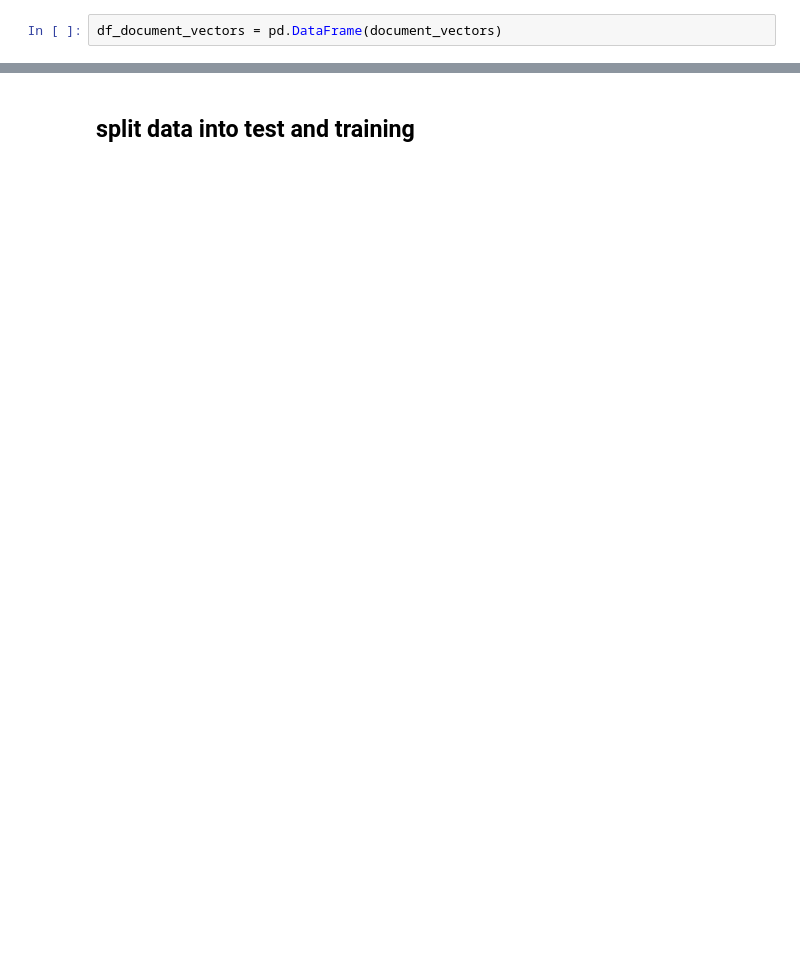
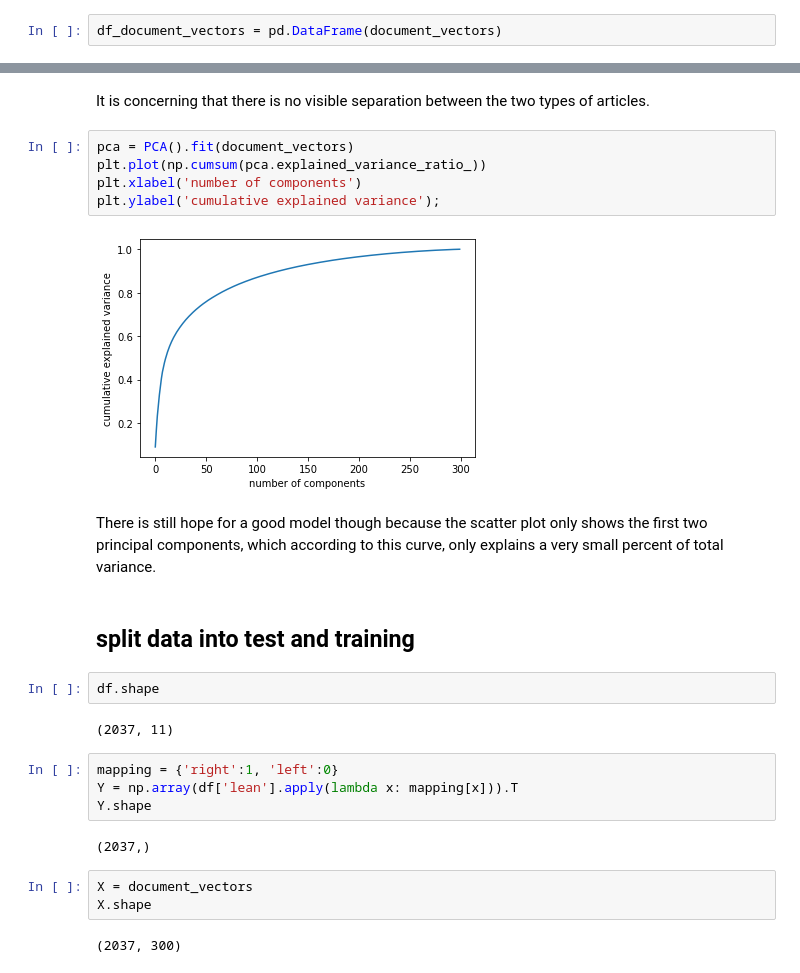
Before and after one commit to NilaiVemula/news-recommender, a Jupyter notebook: notebooks/50_binary_classification.ipynb, the cells around one changed output, grey strips where cells are left out. Cells and saved outputs as stored; diff of their text form; blank space fills up the shorter version.

Commit message:
built binary classification models

```diff
--- a/notebooks/50_binary_classification.ipynb
+++ b/notebooks/50_binary_classification.ipynb
@@ -78,2 +94,28 @@ full_data
+# %% [markdown]
+It is concerning that there is no visible separation between the two types of articles.
+# %%
+pca = PCA().fit(document_vectors)
+plt.plot(np.cumsum(pca.explained_variance_ratio_))
+plt.xlabel('number of components')
+plt.ylabel('cumulative explained variance');
+# %% [output]
+[figure, added]
+# %% [markdown]
+There is still hope for a good model though because the scatter plot only shows the first two principal components, which according to this curve, only explains a very small percent of total variance.
 # %% [markdown]
 ## split data into test and training
+# %%
+df.shape
+# %% [output]
+(2037, 11)
+# %%
+mapping = {'right':1, 'left':0}
+Y = np.array(df['lean'].apply(lambda x: mapping[x])).T
+Y.shape
+# %% [output]
+(2037,)
+# %%
+X = document_vectors
+X.shape
+# %% [output]
+(2037, 300)
```
Also changed, not shown: parts of 18 cells of this notebook, 1 other file.
